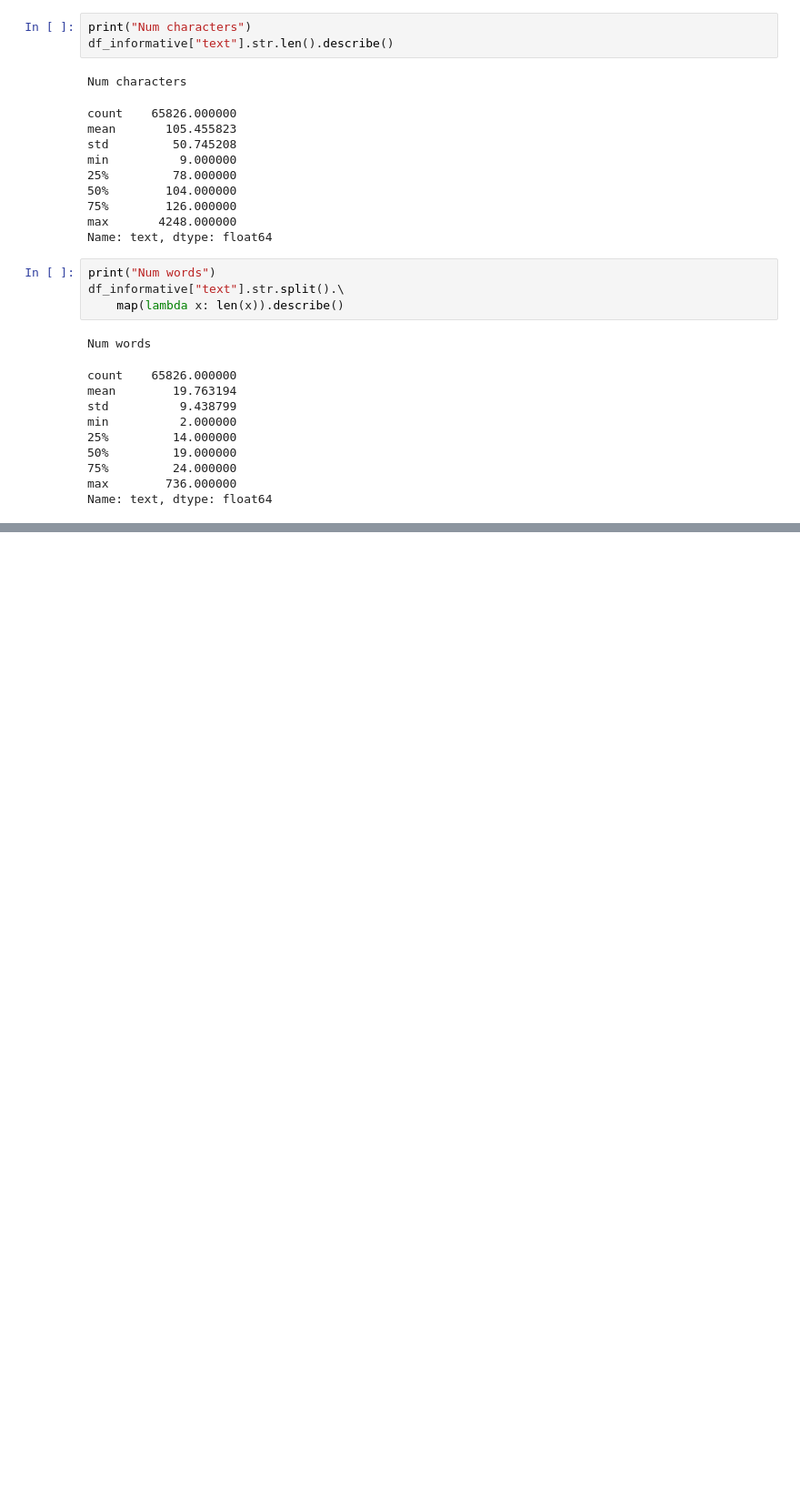
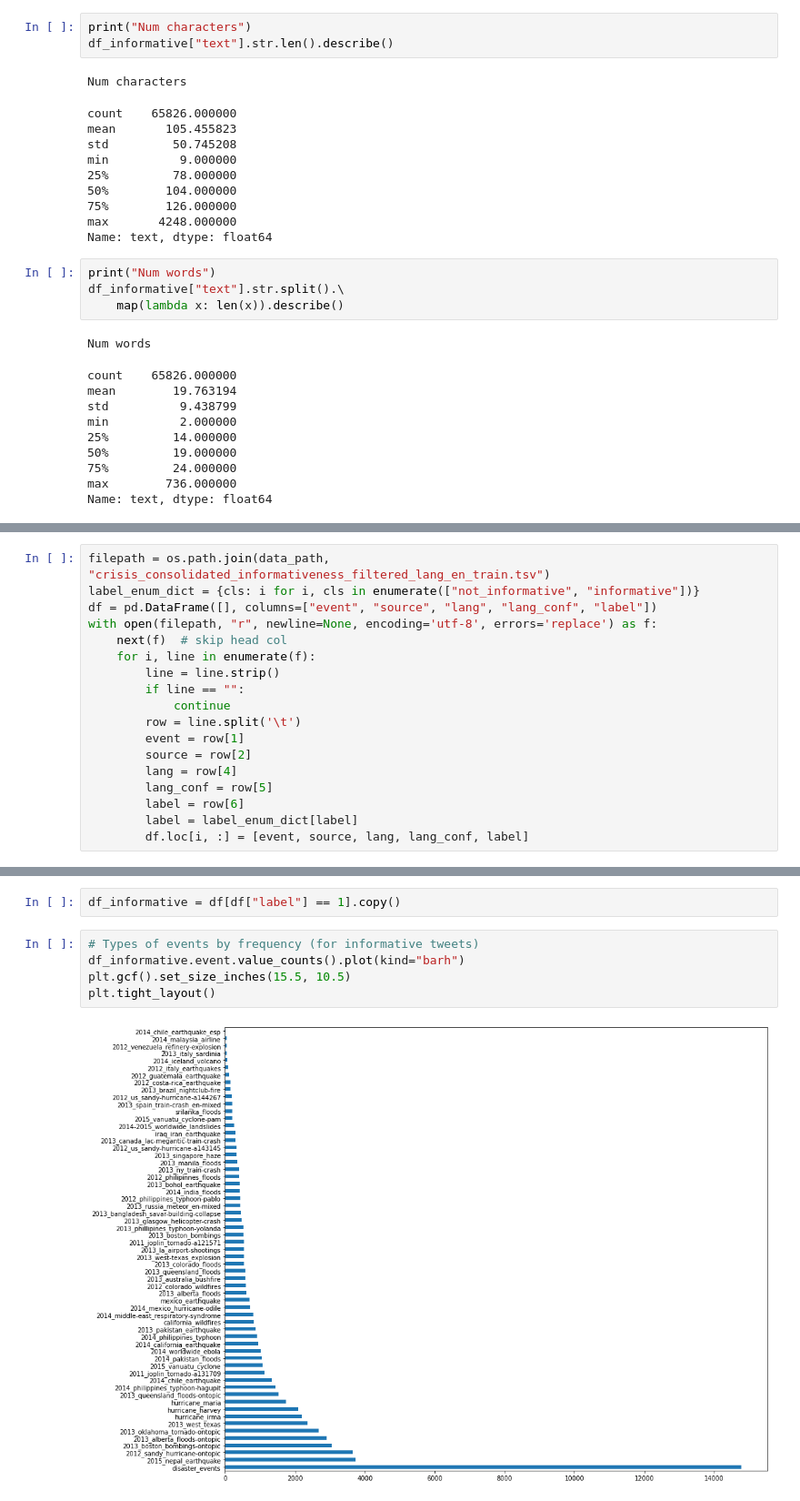
Before and after one commit to semantic-systems/coypu-crisis-lm, a Jupyter notebook: notebooks/EDA.ipynb, the cells around one changed output, grey strips where cells are left out. Shown at 91% size. Drawn from its saved outputs; the diff is of its cells as text; blank space fills up the shorter version.

```diff
--- a/notebooks/EDA.ipynb
+++ b/notebooks/EDA.ipynb
@@ -141,0 +126,18 @@ common_words
+# %%
+filepath = os.path.join(data_path, "crisis_consolidated_informativeness_filtered_lang_en_train.tsv")
+label_enum_dict = {cls: i for i, cls in enumerate(["not_informative", "informative"])}
+df = pd.DataFrame([], columns=["event", "source", "lang", "lang_conf", "label"])
+with open(filepath, "r", newline=None, encoding='utf-8', errors='replace') as f:
+    next(f)  # skip head col
+    for i, line in enumerate(f):
+        line = line.strip()
+        if line == "":
+            continue
+        row = line.split('\t')
+        event = row[1]
+        source = row[2]
+        lang = row[4]
+        lang_conf = row[5]
+        label = row[6]
+        label = label_enum_dict[label]
+        df.loc[i, :] = [event, source, lang, lang_conf, label]
@@ -141,0 +153,9 @@ common_words
+# %%
+df_informative = df[df["label"] == 1].copy()
+# %%
+# Types of events by frequency (for informative tweets)
+df_informative.event.value_counts().plot(kind="barh")
+plt.gcf().set_size_inches(15.5, 10.5)
+plt.tight_layout()
+# %% [output]
+[figure, added]
```
Also changed, not shown: parts of 10 cells of this notebook, 1 other file.
